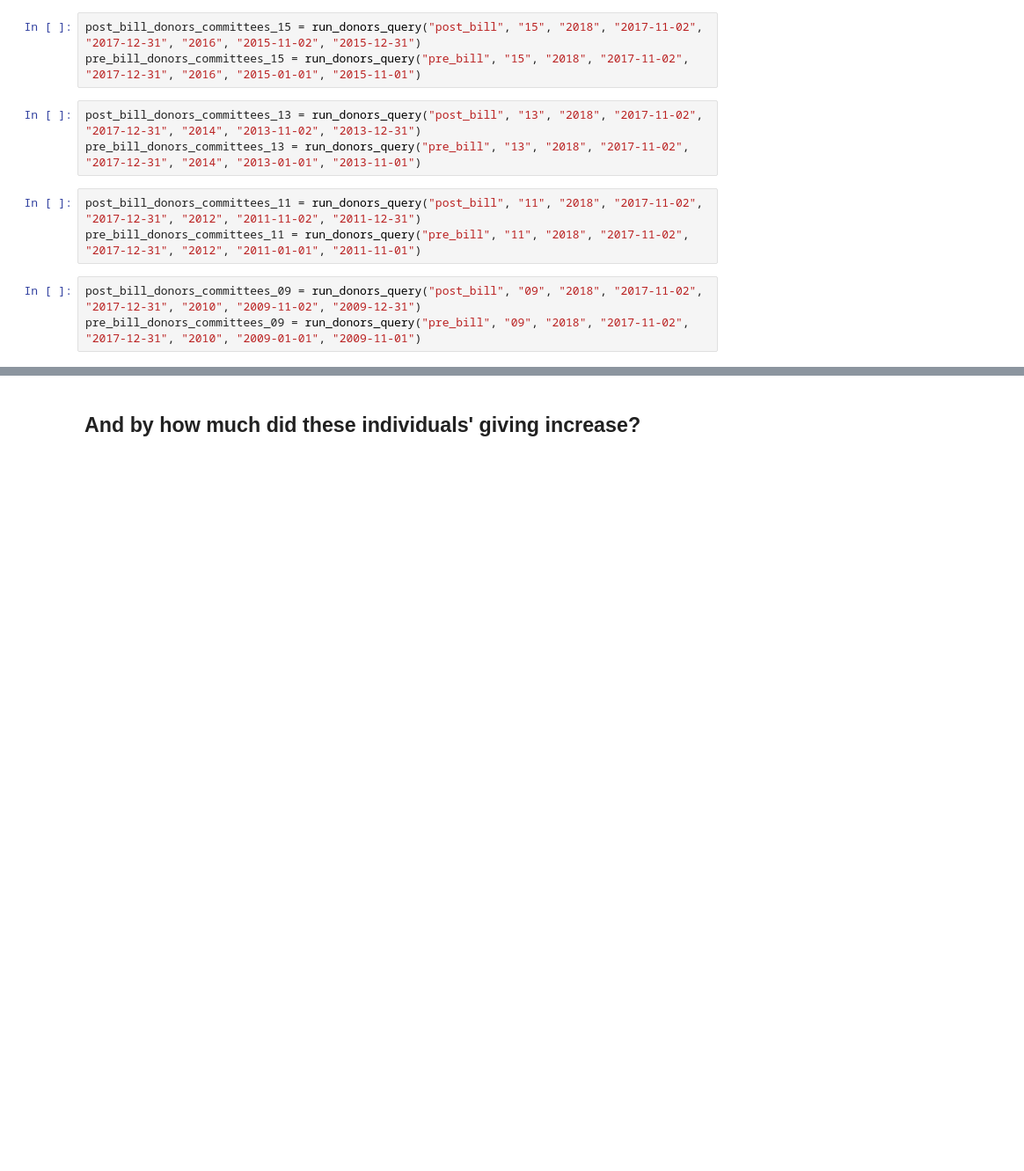
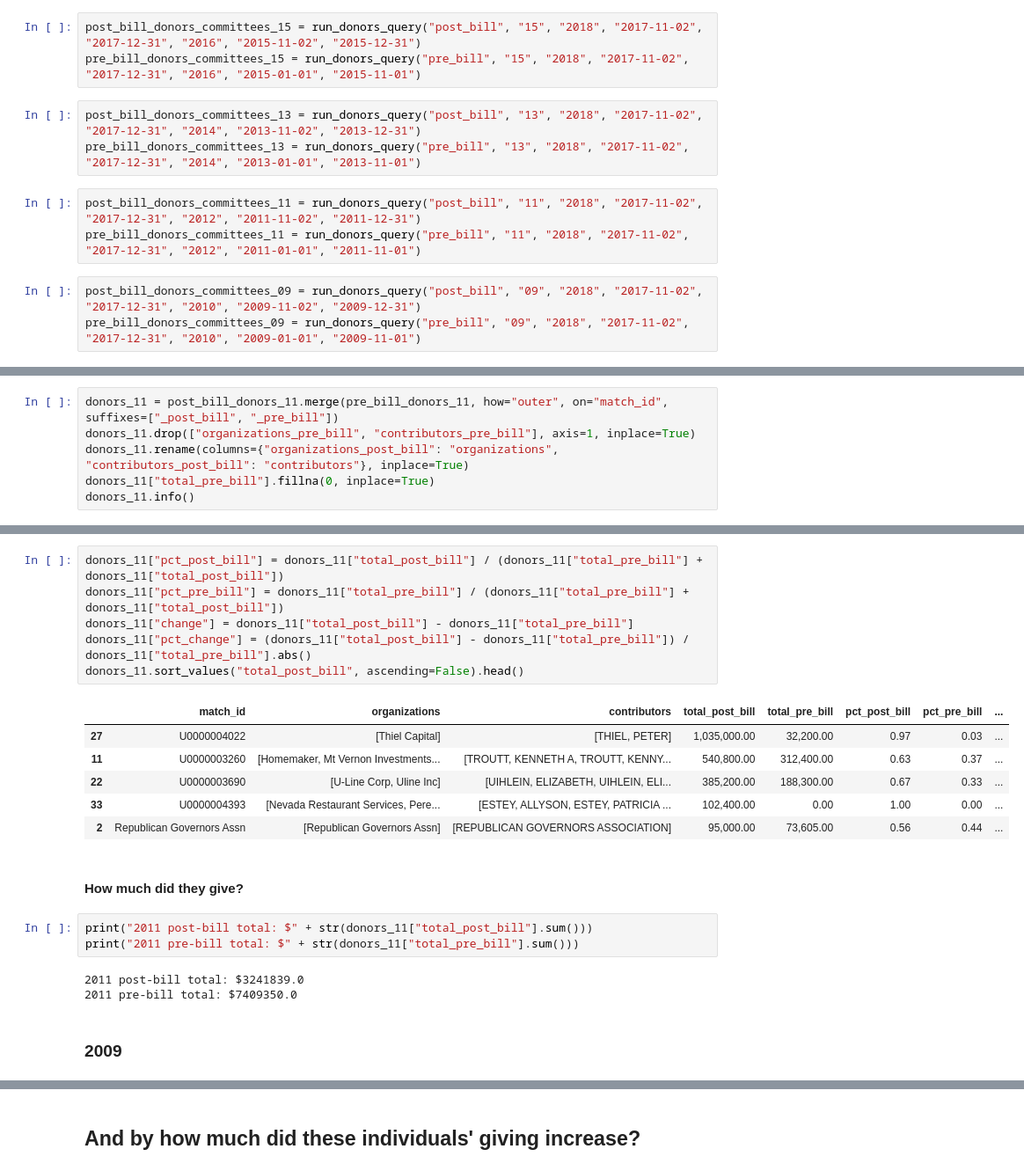
Before and after one commit to PublicI/tax-bill-contribs, a Jupyter notebook: tax-bill-analysis.ipynb, the cells around one changed output, grey strips where cells are left out. Shown at 88% size. Drawn from its saved outputs; the diff is of its cells as text; blank space fills up the shorter version.

```diff
--- a/tax-bill-analysis.ipynb
+++ b/tax-bill-analysis.ipynb
@@ -445,0 +272,6 @@ donors_15_17.info()
+# %%
+donors_11 = post_bill_donors_11.merge(pre_bill_donors_11, how="outer", on="match_id", suffixes=["_post_bill", "_pre_bill"])
+donors_11.drop(["organizations_pre_bill", "contributors_pre_bill"], axis=1, inplace=True)
+donors_11.rename(columns={"organizations_post_bill": "organizations", "contributors_post_bill": "contributors"}, inplace=True)
+donors_11["total_pre_bill"].fillna(0, inplace=True)
+donors_11.info()
@@ -445,0 +289,23 @@ donors_15_17.info()
+# %%
+donors_11["pct_post_bill"] = donors_11["total_post_bill"] / (donors_11["total_pre_bill"] + donors_11["total_post_bill"])
+donors_11["pct_pre_bill"] = donors_11["total_pre_bill"] / (donors_11["total_pre_bill"] + donors_11["total_post_bill"])
+donors_11["change"] = donors_11["total_post_bill"] - donors_11["total_pre_bill"]
+donors_11["pct_change"] = (donors_11["total_post_bill"] - donors_11["total_pre_bill"]) / donors_11["total_pre_bill"].abs()
+donors_11.sort_values("total_post_bill", ascending=False).head()
+# %% [output]
+|  | match_id | organizations | contributors | total_post_bill | total_pre_bill | pct_post_bill | pct_pre_bill | ... |
+| 27 | U0000004022 | [Thiel Capital] | [THIEL, PETER] | 1,035,000.00 | 32,200.00 | 0.97 | 0.03 | ... |
+| 11 | U0000003260 | [Homemaker, Mt Vernon Investments... | [TROUTT, KENNETH A, TROUTT, KENNY... | 540,800.00 | 312,400.00 | 0.63 | 0.37 | ... |
+| 22 | U0000003690 | [U-Line Corp, Uline Inc] | [UIHLEIN, ELIZABETH, UIHLEIN, ELI... | 385,200.00 | 188,300.00 | 0.67 | 0.33 | ... |
+| 33 | U0000004393 | [Nevada Restaurant Services, Pere... | [ESTEY, ALLYSON, ESTEY, PATRICIA ... | 102,400.00 | 0.00 | 1.00 | 0.00 | ... |
+| 2 | Republican Governors Assn | [Republican Governors Assn] | [REPUBLICAN GOVERNORS ASSOCIATION] | 95,000.00 | 73,605.00 | 0.56 | 0.44 | ... |
+# %% [markdown]
+#### How much did they give?
+# %%
+print("2011 post-bill total: $" + str(donors_11["total_post_bill"].sum()))
+print("2011 pre-bill total: $" + str(donors_11["total_pre_bill"].sum()))
+# %% [output]
+2011 post-bill total: $3241839.0
+2011 pre-bill total: $7409350.0
+# %% [markdown]
+### 2009
```
Also changed, not shown: parts of 187 cells of this notebook.
